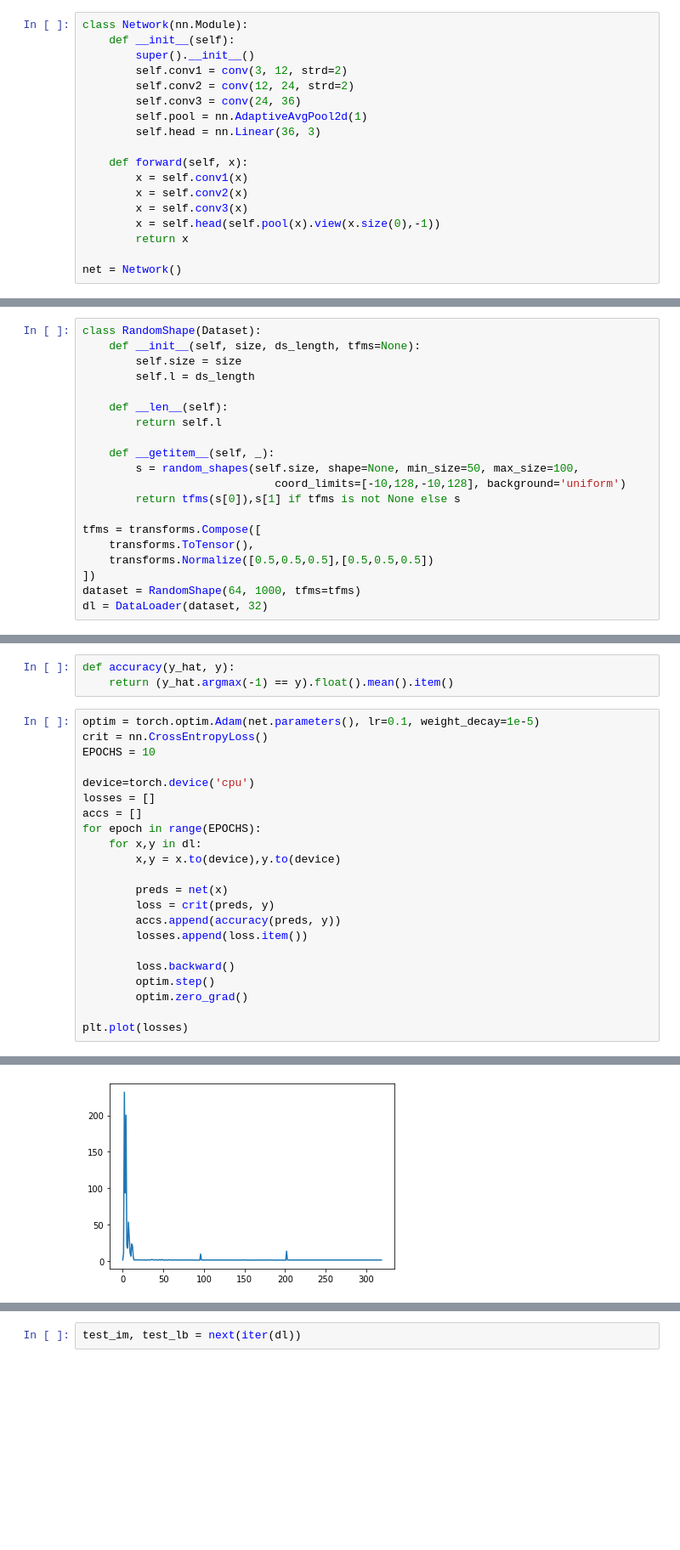
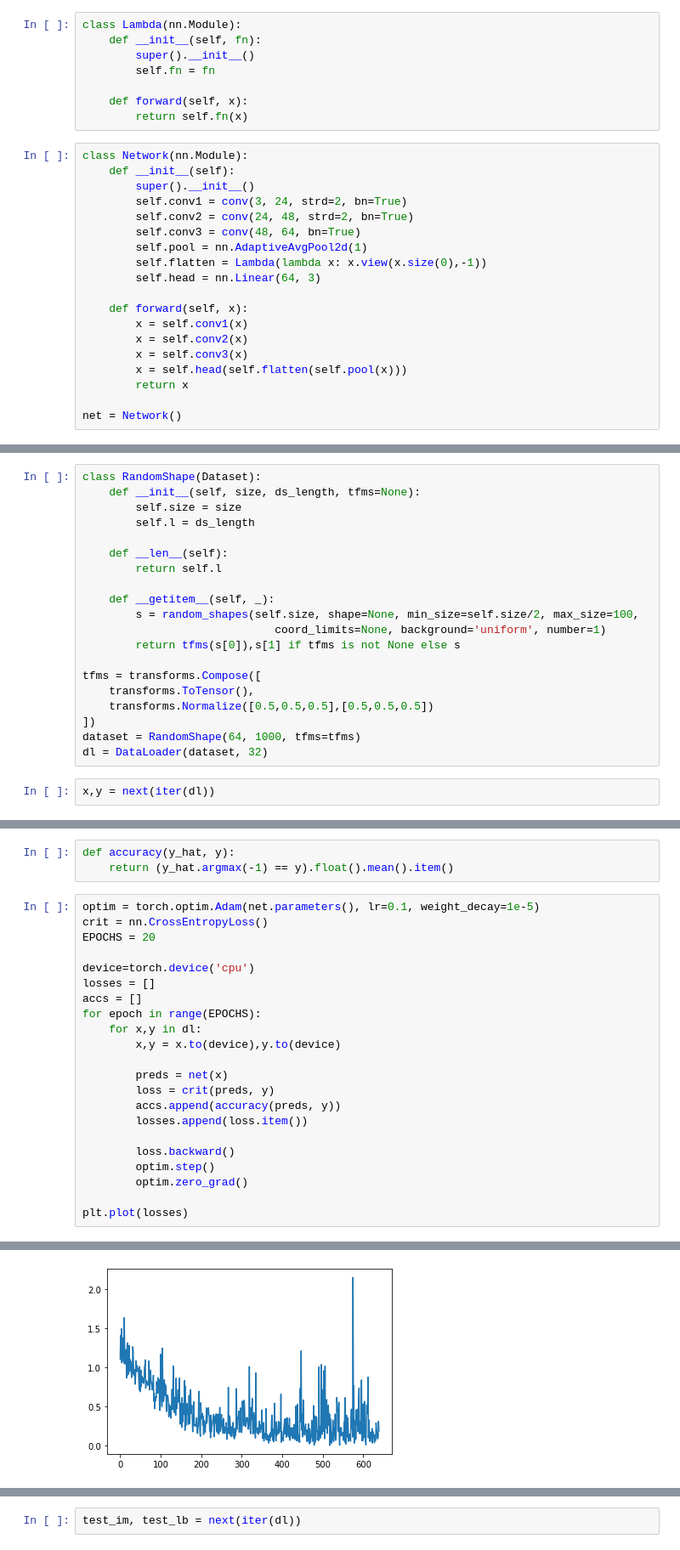
Before and after one commit to ttumiel/interpret, a Jupyter notebook: Test.ipynb, the cells around one changed output, grey strips where cells are left out. Shown at 85% size. Drawn from its saved outputs; the diff is of its cells as text; blank space fills up the shorter version.

```diff
--- a/Test.ipynb
+++ b/Test.ipynb
@@ -63,18 +31,27 @@ def conv(ni, nf, ks=3, strd=1):
+# %%
+class Lambda(nn.Module):
+    def __init__(self, fn):
+        super().__init__()
+        self.fn = fn
+
+    def forward(self, x):
+        return self.fn(x)
 # %%
 class Network(nn.Module):
     def __init__(self):
         super().__init__()
-        self.conv1 = conv(3, 12, strd=2)
-        self.conv2 = conv(12, 24, strd=2)
-        self.conv3 = conv(24, 36)
+        self.conv1 = conv(3, 24, strd=2, bn=True)
+        self.conv2 = conv(24, 48, strd=2, bn=True)
+        self.conv3 = conv(48, 64, bn=True)
         self.pool = nn.AdaptiveAvgPool2d(1)
-        self.head = nn.Linear(36, 3)
+        self.flatten = Lambda(lambda x: x.view(x.size(0),-1))
+        self.head = nn.Linear(64, 3)
 
     def forward(self, x):
         x = self.conv1(x)
         x = self.conv2(x)
         x = self.conv3(x)
-        x = self.head(self.pool(x).view(x.size(0),-1))
+        x = self.head(self.flatten(self.pool(x)))
         return x
 
 net = Network()
@@ -90,8 +65,8 @@ class RandomShape(Dataset):
         return self.l
 
     def __getitem__(self, _):
-        s = random_shapes(self.size, shape=None, min_size=50, max_size=100,
-                             coord_limits=[-10,128,-10,128], background='uniform')
+        s = random_shapes(self.size, shape=None, min_size=self.size/2, max_size=100,
+                             coord_limits=None, background='uniform', number=1)
         return tfms(s[0]),s[1] if tfms is not None else s
 
 tfms = transforms.Compose([
@@ -100,3 +75,5 @@ tfms = transforms.Compose([
 ])
 dataset = RandomShape(64, 1000, tfms=tfms)
 dl = DataLoader(dataset, 32)
+# %%
+x,y = next(iter(dl))
@@ -106,25 +87,25 @@ def accuracy(y_hat, y):
 # %%
 optim = torch.optim.Adam(net.parameters(), lr=0.1, weight_decay=1e-5)
 crit = nn.CrossEntropyLoss()
-EPOCHS = 10
+EPOCHS = 20
 
 device=torch.device('cpu')
 losses = []
 accs = []
 for epoch in range(EPOCHS):
     for x,y in dl:
         x,y = x.to(device),y.to(device)
 
         preds = net(x)
         loss = crit(preds, y)
         accs.append(accuracy(preds, y))
         losses.append(loss.item())
 
         loss.backward()
         optim.step()
         optim.zero_grad()
 
 plt.plot(losses)
 # %% [output]
 [<matplotlib.lines.Line2D at 0x...>]
-[figure, old version]
+[figure, new version]
```
Also changed, not shown: parts of 30 cells of this notebook.
